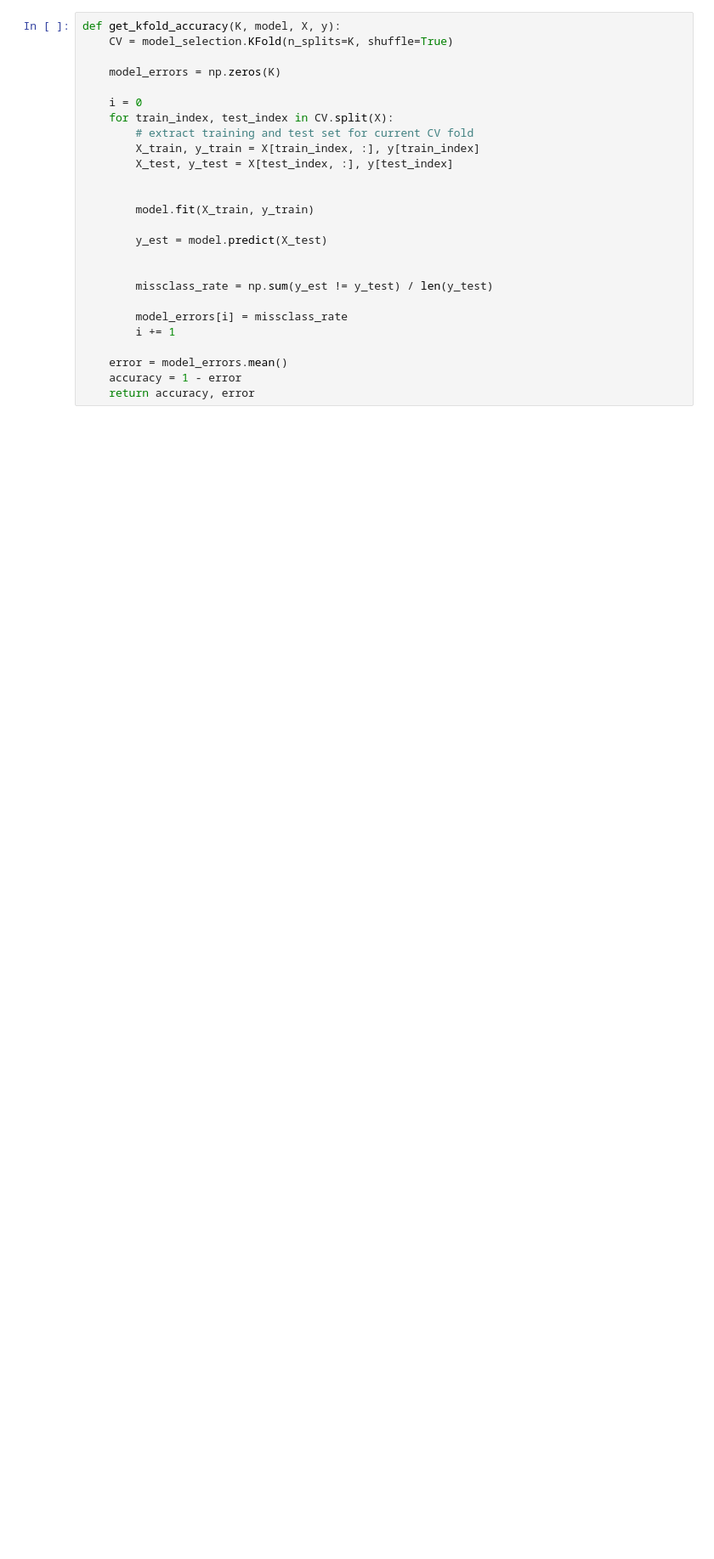
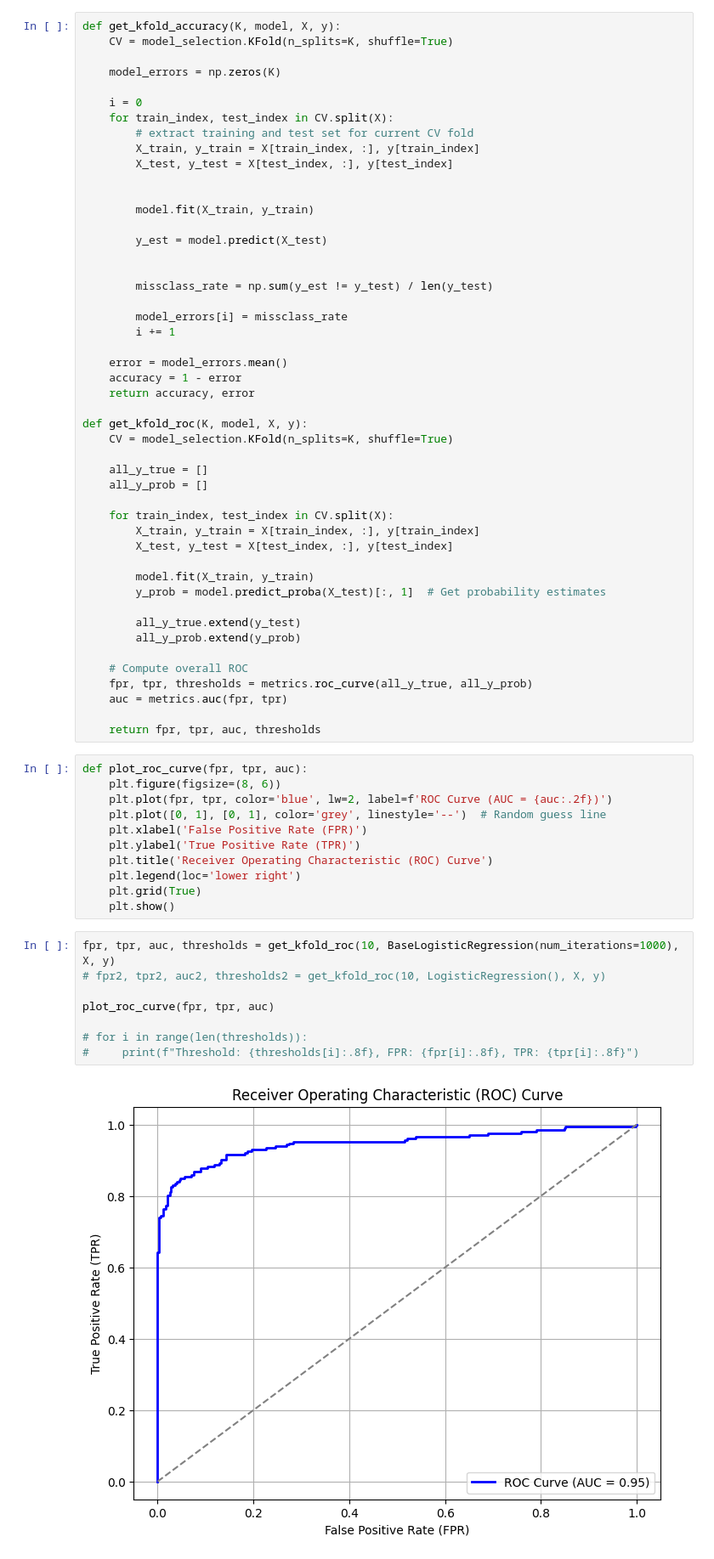
Before and after one commit to ags1709/cancer-classification, a Jupyter notebook: project.ipynb, the cells around one changed output. Shown: that part at 85% size. Cells and saved outputs as stored; diff of their text form; blank space fills up the shorter version.

Commit message:
Fix base logistic regression and plot ROC graph

```diff
--- a/project.ipynb
+++ b/project.ipynb
@@ -114,6 +139,49 @@ def get_kfold_accuracy(K, model, X, y):
     error = model_errors.mean()
     accuracy = 1 - error
     return accuracy, error
+
+def get_kfold_roc(K, model, X, y):
+    CV = model_selection.KFold(n_splits=K, shuffle=True)
+
+    all_y_true = []
+    all_y_prob = []
+
+    for train_index, test_index in CV.split(X):
+        X_train, y_train = X[train_index, :], y[train_index]
+        X_test, y_test = X[test_index, :], y[test_index]
+
+        model.fit(X_train, y_train)
+        y_prob = model.predict_proba(X_test)[:, 1]  # Get probability estimates
+
+        all_y_true.extend(y_test)
+        all_y_prob.extend(y_prob)
+
+    # Compute overall ROC
+    fpr, tpr, thresholds = metrics.roc_curve(all_y_true, all_y_prob)
+    auc = metrics.auc(fpr, tpr)
+
+    return fpr, tpr, auc, thresholds
+# %%
+def plot_roc_curve(fpr, tpr, auc):
+    plt.figure(figsize=(8, 6))
+    plt.plot(fpr, tpr, color='blue', lw=2, label=f'ROC Curve (AUC = {auc:.2f})')
+    plt.plot([0, 1], [0, 1], color='grey', linestyle='--')  # Random guess line
+    plt.xlabel('False Positive Rate (FPR)')
+    plt.ylabel('True Positive Rate (TPR)')
+    plt.title('Receiver Operating Characteristic (ROC) Curve')
+    plt.legend(loc='lower right')
+    plt.grid(True)
+    plt.show()
+# %%
+fpr, tpr, auc, thresholds = get_kfold_roc(10, BaseLogisticRegression(num_iterations=1000), X, y)
+# fpr2, tpr2, auc2, thresholds2 = get_kfold_roc(10, LogisticRegression(), X, y)
+
+plot_roc_curve(fpr, tpr, auc)
+
+# for i in range(len(thresholds)):
+#     print(f"Threshold: {thresholds[i]:.8f}, FPR: {fpr[i]:.8f}, TPR: {tpr[i]:.8f}")
+# %% [output]
+[figure, added]
 # %%
 import warnings
 warnings.filterwarnings("ignore")
```
Also changed, not shown: parts of 8 cells of this notebook.
